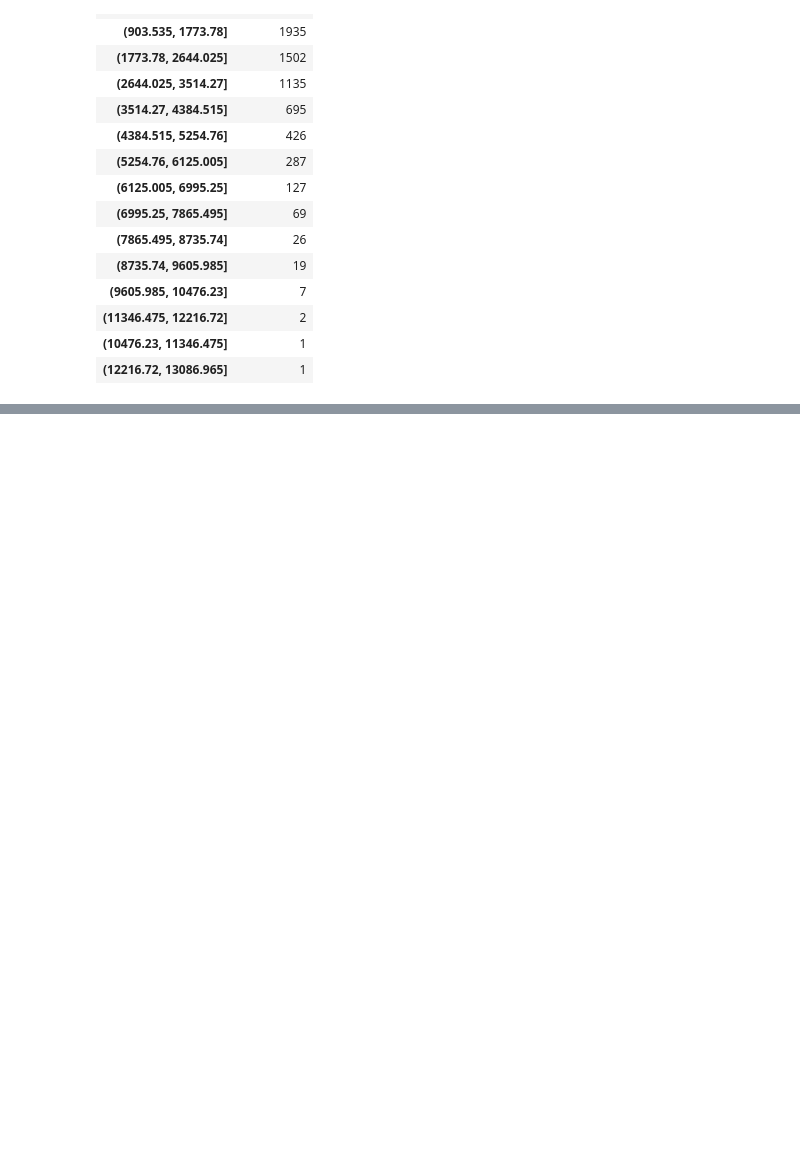
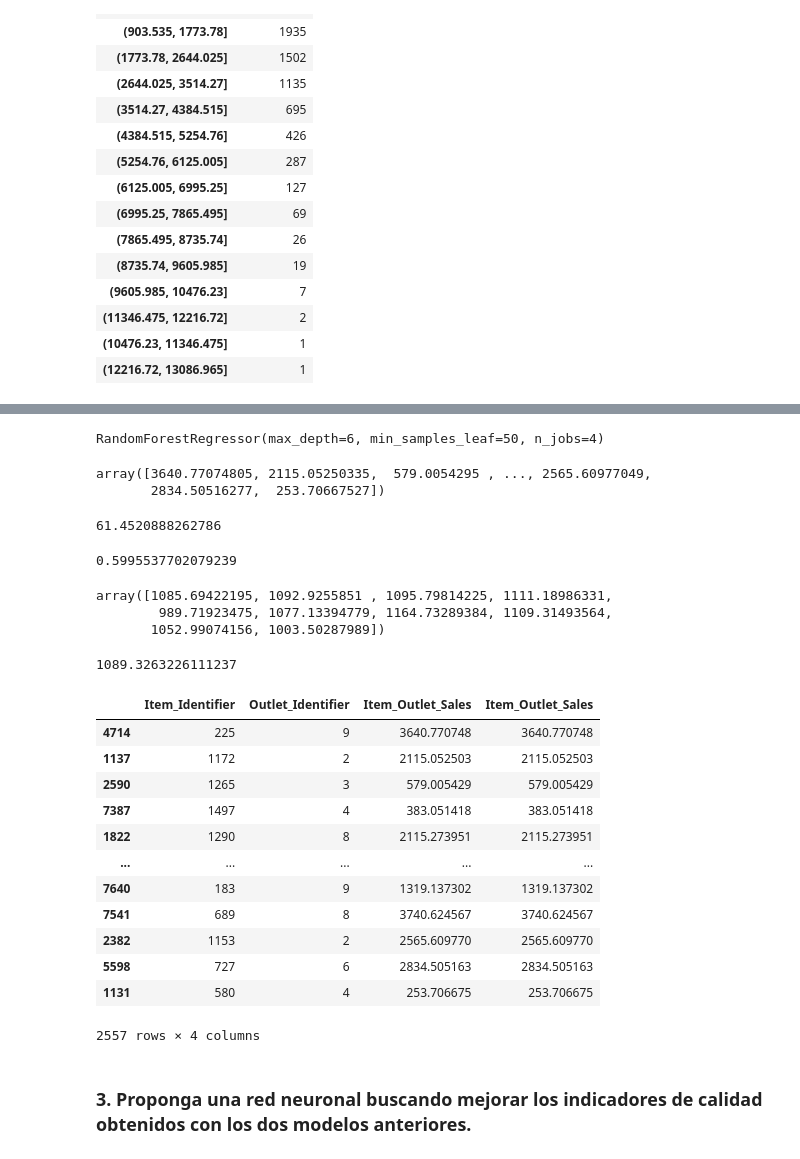
Before and after one commit to joelbarranteswins/Specialization_Final_Exam, a Jupyter notebook: Pregunta 3.ipynb, the cells around one changed output, grey strips where cells are left out. Drawn from its saved outputs; the diff is of its cells as text; code cells hidden in the pictures; blank space fills up the shorter version.

```diff
--- a/Pregunta 3.ipynb
+++ b/Pregunta 3.ipynb
@@ -216,0 +366,77 @@ frecuency
+# %%
+X = pd.concat([BM_cat, BM_cuan], axis=1).drop(['Item_Outlet_Sales'], axis=1)
+y = BM_cuan['Item_Outlet_Sales']
+
+from sklearn.model_selection import train_test_split
+X_train, X_test, y_train, y_test = train_test_split(
+    X, y,
+    test_size=0.3,
+    train_size=0.7,
+    random_state=2022)
+# %%
+from sklearn.ensemble import RandomForestRegressor
+regressor = RandomForestRegressor(
+    n_estimators=100,
+    max_depth=6,
+    min_samples_leaf=50,
+    n_jobs=4)
+regressor.fit(X_train, y_train)
+# %% [output]
+RandomForestRegressor(max_depth=6, min_samples_leaf=50, n_jobs=4)
+# %%
+# Predicting the test set results
+y_pred = regressor.predict(X_test)
+y_pred
+# %% [output]
+array([3640.77074805, 2115.05250335,  579.0054295 , ..., 2565.60977049,
+       2834.50516277,  253.70667527])
+# %%
+regressor.score(X_train,y_train)*100
+# %% [output]
+61.4520888262786
+# %%
+# calculate score from linear regresion
+from sklearn.metrics import r2_score
+r2_score(y_test, y_pred)
+# %% [output]
+0.5995537702079239
+# %%
+from sklearn.model_selection import cross_val_score
+cv_score = cross_val_score(regressor, X_train, y_train, cv=10, scoring='neg_mean_squared_error')
+np.sqrt(np.abs(cv_score))
+# %% [output]
+array([1085.69422195, 1092.9255851 , 1095.79814225, 1111.18986331,
+        989.71923475, 1077.13394779, 1164.73289384, 1109.31493564,
+       1052.99074156, 1003.50287989])
+# %%
+from sklearn.metrics import mean_squared_error
+# calculate mean squared error (Error Cuadratico Medio)
+rme  = np.sqrt(mean_squared_error(y_test, y_pred))
+rme
+# %% [output]
+1089.3263226111237
+# %%
+submission = pd.DataFrame({
+'Item_Identifier':X_test['Item_Identifier'],
+'Outlet_Identifier':X_test['Outlet_Identifier'],
+'Item_Outlet_Sales':y_test,
+'Item_Outlet_Sales': y_pred
+},columns=['Item_Identifier','Outlet_Identifier','Item_Outlet_Sales','Item_Outlet_Sales'])
+# %%
+submission
+# %% [output]
+|  | Item_Identifier | Outlet_Identifier | Item_Outlet_Sales | Item_Outlet_Sales |
+| 4714 | 225 | 9 | 3640.770748 | 3640.770748 |
+| 1137 | 1172 | 2 | 2115.052503 | 2115.052503 |
+| 2590 | 1265 | 3 | 579.005429 | 579.005429 |
+| 7387 | 1497 | 4 | 383.051418 | 383.051418 |
+| 1822 | 1290 | 8 | 2115.273951 | 2115.273951 |
+| ... | ... | ... | ... | ... |
+| 7640 | 183 | 9 | 1319.137302 | 1319.137302 |
+| 7541 | 689 | 8 | 3740.624567 | 3740.624567 |
+| 2382 | 1153 | 2 | 2565.609770 | 2565.609770 |
+| 5598 | 727 | 6 | 2834.505163 | 2834.505163 |
+| 1131 | 580 | 4 | 253.706675 | 253.706675 |
+2557 rows × 4 columns
+# %% [markdown]
+### 3. Proponga una red neuronal buscando mejorar los indicadores de calidad obtenidos con los dos modelos anteriores.
```
Also changed, not shown: parts of 41 cells of this notebook, 3 other files.
